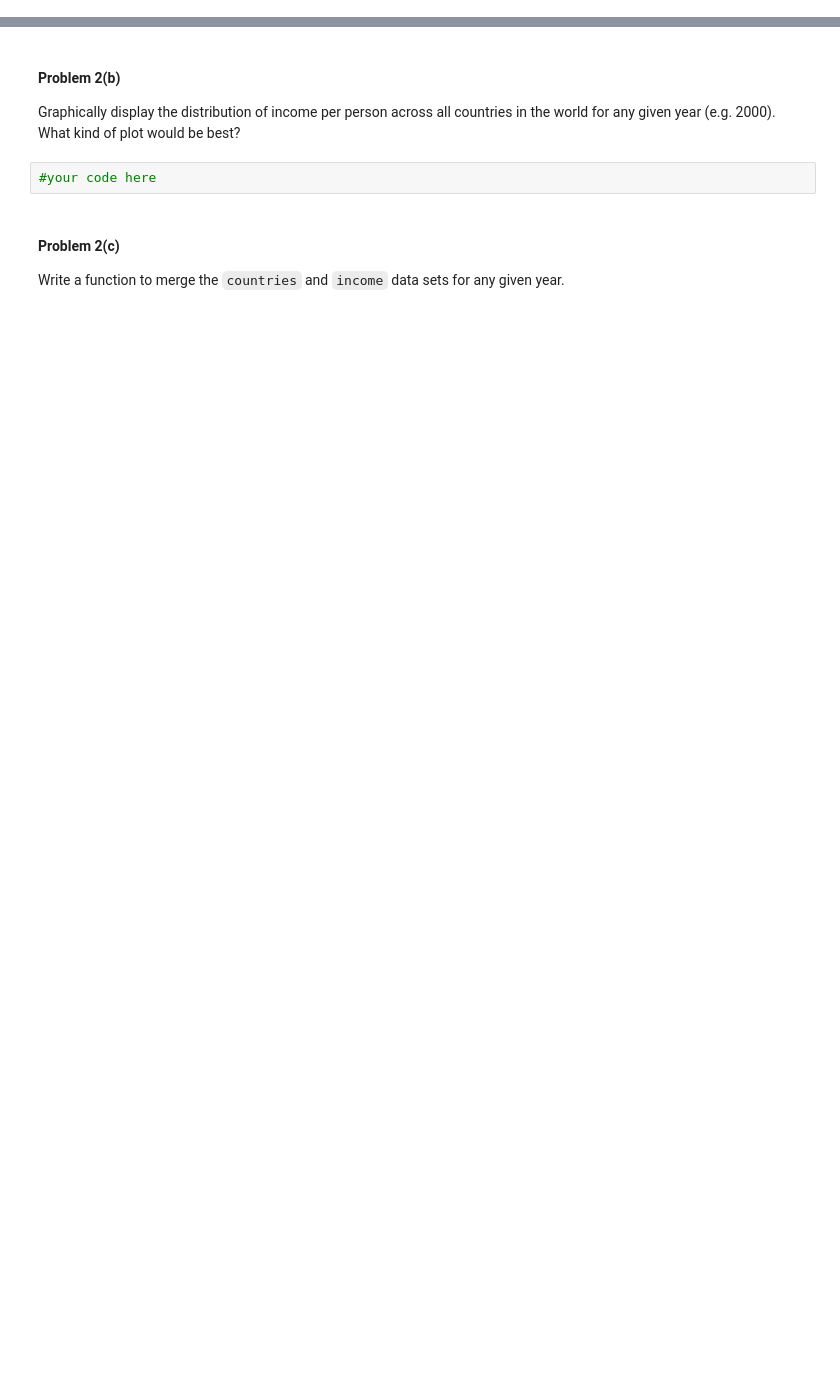
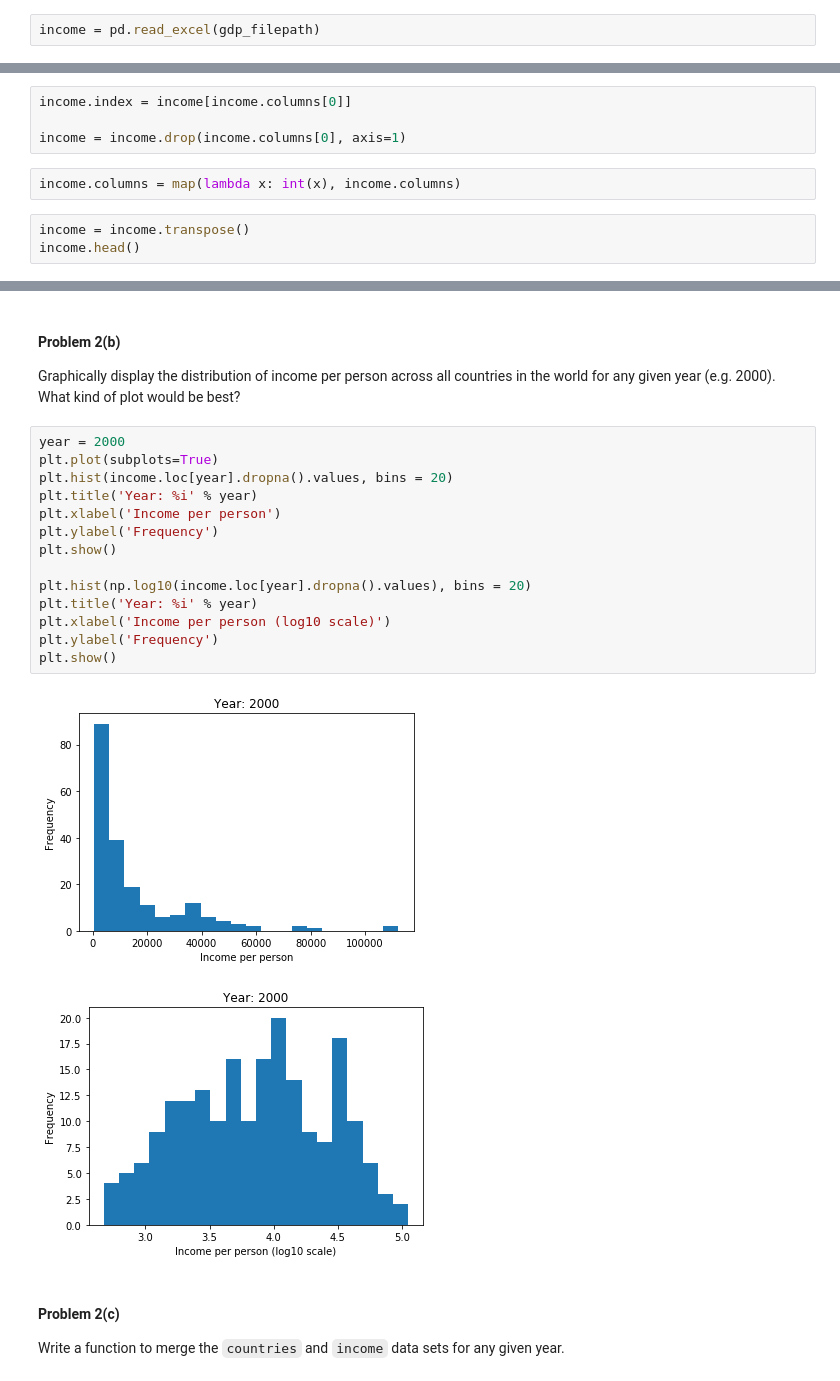
Before and after one commit to ademyanchuk/2014, a Jupyter notebook: homework/HW1.ipynb, the cells around one changed output, grey strips where cells are left out. Cells and saved outputs as stored; diff of their text form; blank space fills up the shorter version.

```diff
--- a/homework/HW1.ipynb
+++ b/homework/HW1.ipynb
@@ -202,0 +227,2 @@ Using the [data available on Gapminder](http://www.gapminder.org/data/), load in
+# %%
+income = pd.read_excel(gdp_filepath)
@@ -202,0 +247,9 @@ Using the [data available on Gapminder](http://www.gapminder.org/data/), load in
+# %%
+income.index = income[income.columns[0]]
+
+income = income.drop(income.columns[0], axis=1)
+# %%
+income.columns = map(lambda x: int(x), income.columns)
+# %%
+income = income.transpose()
+income.head()
@@ -208,8 +267,23 @@ Transform the data set to have years as the rows and countries as the columns. S
 #### Problem 2(b)
 
 Graphically display the distribution of income per person across all countries in the world for any given year (e.g. 2000).  What kind of plot would be best?
-# %%
-#your code here
+# %%
+year = 2000
+plt.plot(subplots=True)
+plt.hist(income.loc[year].dropna().values, bins = 20)
+plt.title('Year: %i' % year)
+plt.xlabel('Income per person')
+plt.ylabel('Frequency')
+plt.show()
+
+plt.hist(np.log10(income.loc[year].dropna().values), bins = 20)
+plt.title('Year: %i' % year)
+plt.xlabel('Income per person (log10 scale)')
+plt.ylabel('Frequency')
+plt.show()
+# %% [output]
+[figure, added]
+[figure, added]
 # %% [markdown]
 #### Problem 2(c)
 
```
Also changed, not shown: parts of 24 cells of this notebook, 2 other files.
